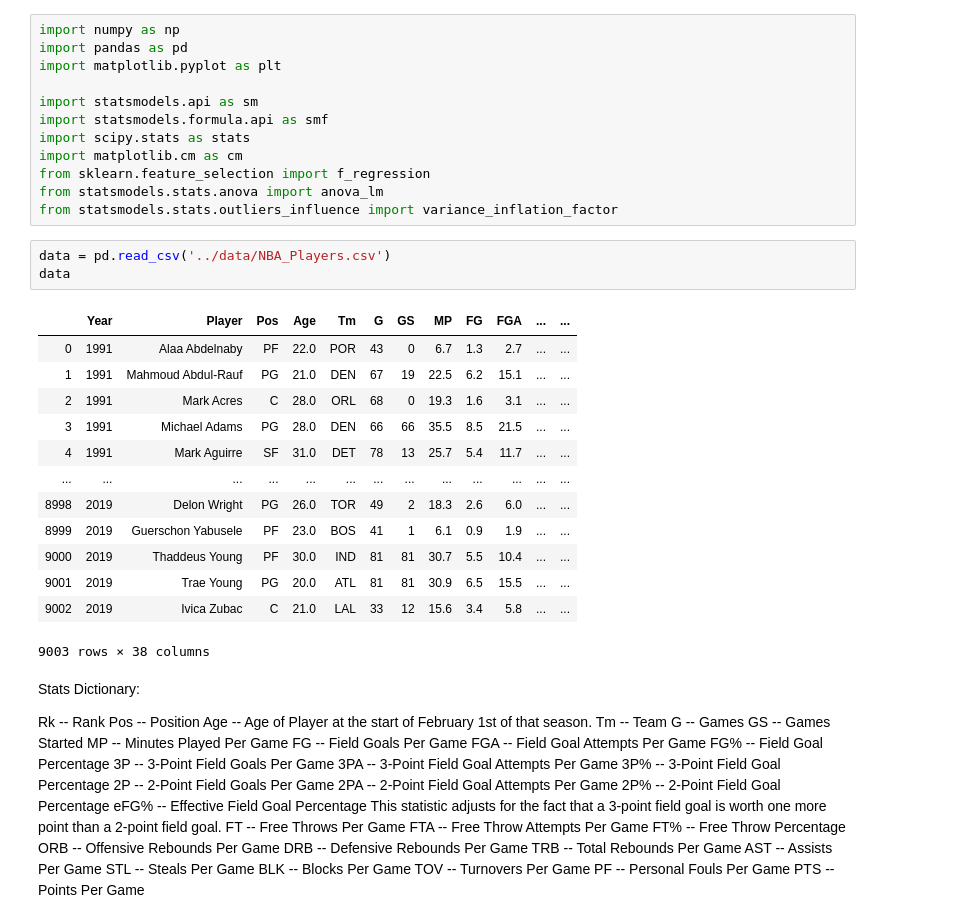
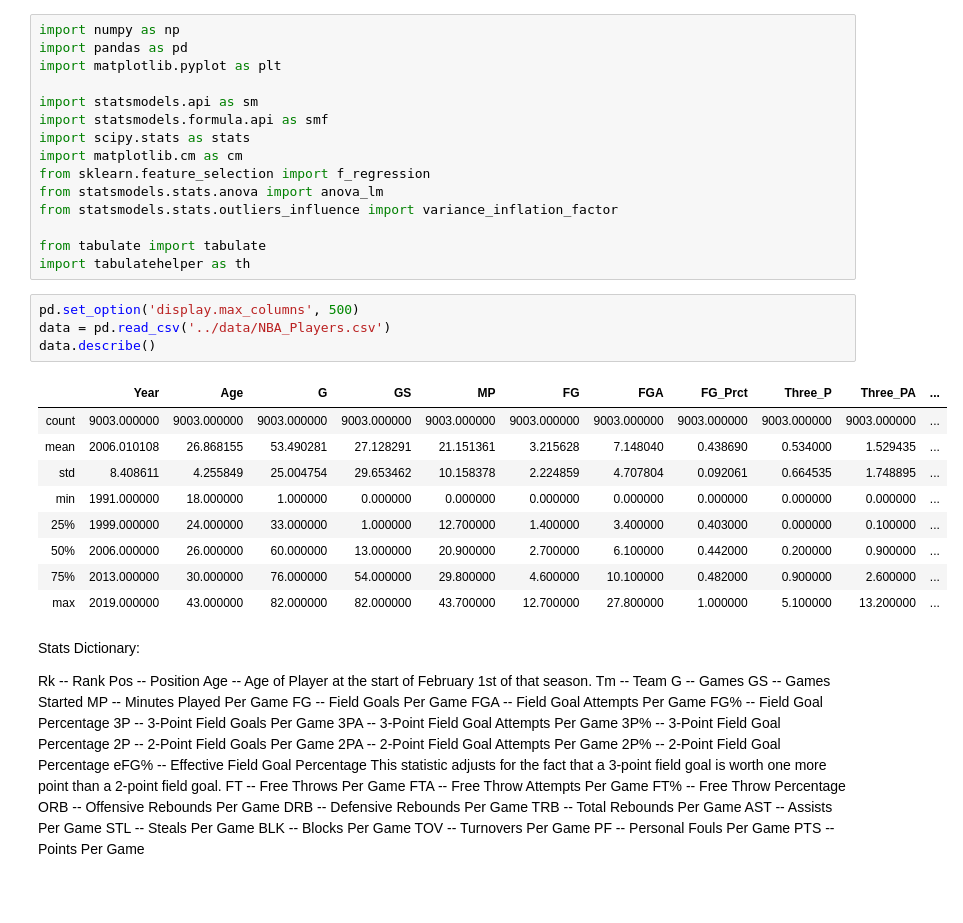
Before and after one commit to chunheisiu/NBA-POTW-Regression, a Jupyter notebook: notebooks/Stats_VS_POTW.ipynb, the cells around one changed output. Cells and saved outputs as stored; diff of their text form; blank space fills up the shorter version.

```diff
--- a/notebooks/Stats_VS_POTW.ipynb
+++ b/notebooks/Stats_VS_POTW.ipynb
@@ -10,23 +10,23 @@ import matplotlib.cm as cm
 from sklearn.feature_selection import f_regression
 from statsmodels.stats.anova import anova_lm
 from statsmodels.stats.outliers_influence import variance_inflation_factor
+
+from tabulate import tabulate
+import tabulatehelper as th
 # %%
+pd.set_option('display.max_columns', 500)
 data = pd.read_csv('../data/NBA_Players.csv')
-data
+data.describe()
 # %% [output]
-|  | Year | Player | Pos | Age | Tm | G | GS | MP | FG | FGA | ... | ... |
-| 0 | 1991 | Alaa Abdelnaby | PF | 22.0 | POR | 43 | 0 | 6.7 | 1.3 | 2.7 | ... | ... |
-| 1 | 1991 | Mahmoud Abdul-Rauf | PG | 21.0 | DEN | 67 | 19 | 22.5 | 6.2 | 15.1 | ... | ... |
-| 2 | 1991 | Mark Acres | C | 28.0 | ORL | 68 | 0 | 19.3 | 1.6 | 3.1 | ... | ... |
-| 3 | 1991 | Michael Adams | PG | 28.0 | DEN | 66 | 66 | 35.5 | 8.5 | 21.5 | ... | ... |
-| 4 | 1991 | Mark Aguirre | SF | 31.0 | DET | 78 | 13 | 25.7 | 5.4 | 11.7 | ... | ... |
-| ... | ... | ... | ... | ... | ... | ... | ... | ... | ... | ... | ... | ... |
-| 8998 | 2019 | Delon Wright | PG | 26.0 | TOR | 49 | 2 | 18.3 | 2.6 | 6.0 | ... | ... |
-| 8999 | 2019 | Guerschon Yabusele | PF | 23.0 | BOS | 41 | 1 | 6.1 | 0.9 | 1.9 | ... | ... |
-| 9000 | 2019 | Thaddeus Young | PF | 30.0 | IND | 81 | 81 | 30.7 | 5.5 | 10.4 | ... | ... |
-| 9001 | 2019 | Trae Young | PG | 20.0 | ATL | 81 | 81 | 30.9 | 6.5 | 15.5 | ... | ... |
-| 9002 | 2019 | Ivica Zubac | C | 21.0 | LAL | 33 | 12 | 15.6 | 3.4 | 5.8 | ... | ... |
+|  | Year | Age | G | GS | MP | FG | FGA | FG_Prct | Three_P | Three_PA | ... |
+| count | 9003.000000 | 9003.000000 | 9003.000000 | 9003.000000 | 9003.000000 | 9003.000000 | 9003.000000 | 9003.000000 | 9003.000000 | 9003.000000 | ... |
+| mean | 2006.010108 | 26.868155 | 53.490281 | 27.128291 | 21.151361 | 3.215628 | 7.148040 | 0.438690 | 0.534000 | 1.529435 | ... |
+| std | 8.408611 | 4.255849 | 25.004754 | 29.653462 | 10.158378 | 2.224859 | 4.707804 | 0.092061 | 0.664535 | 1.748895 | ... |
+| min | 1991.000000 | 18.000000 | 1.000000 | 0.000000 | 0.000000 | 0.000000 | 0.000000 | 0.000000 | 0.000000 | 0.000000 | ... |
+| 25% | 1999.000000 | 24.000000 | 33.000000 | 1.000000 | 12.700000 | 1.400000 | 3.400000 | 0.403000 | 0.000000 | 0.100000 | ... |
+| 50% | 2006.000000 | 26.000000 | 60.000000 | 13.000000 | 20.900000 | 2.700000 | 6.100000 | 0.442000 | 0.200000 | 0.900000 | ... |
+| 75% | 2013.000000 | 30.000000 | 76.000000 | 54.000000 | 29.800000 | 4.600000 | 10.100000 | 0.482000 | 0.900000 | 2.600000 | ... |
+| max | 2019.000000 | 43.000000 | 82.000000 | 82.000000 | 43.700000 | 12.700000 | 27.800000 | 1.000000 | 5.100000 | 13.200000 | ... |
-9003 rows × 38 columns
 # %% [markdown]
 Stats Dictionary:
 
```
Also changed, not shown: parts of 42 cells of this notebook, 13 other files.
